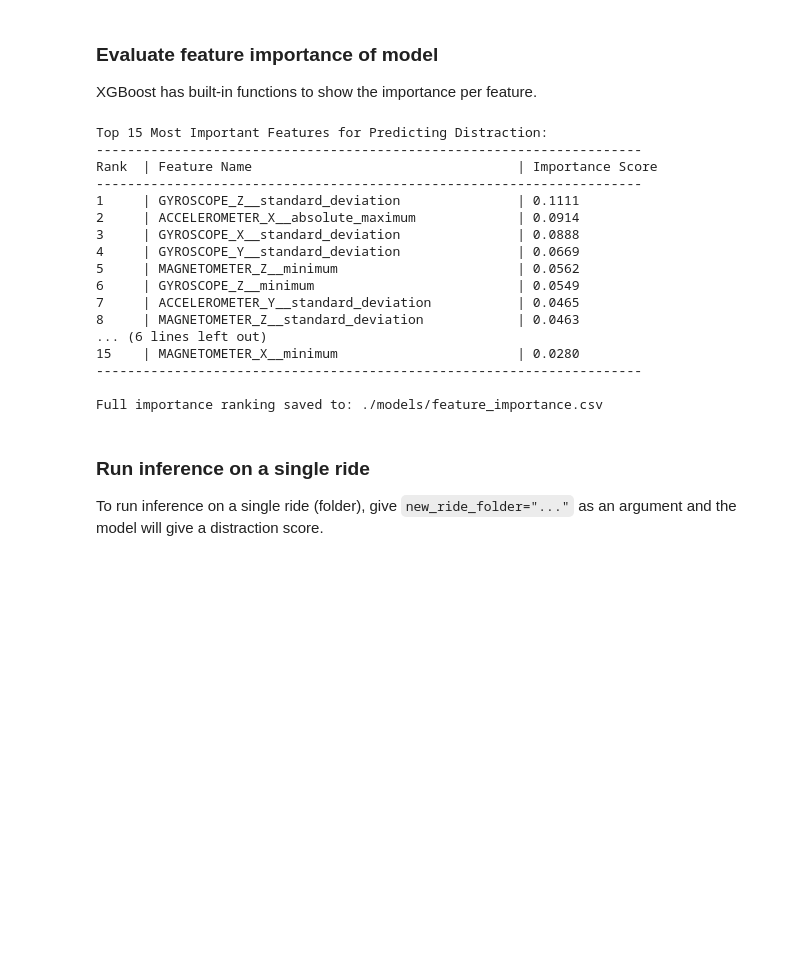
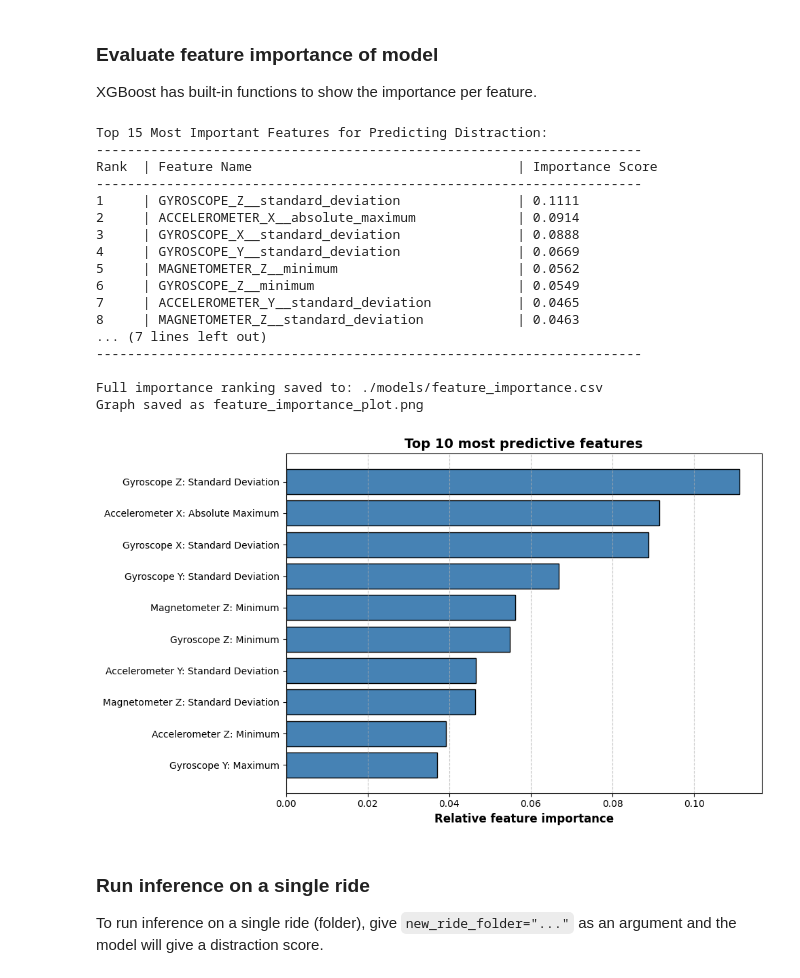
Before and after one commit to Kolcenter/Pervasive-computing-project, a Jupyter notebook: main.ipynb, the cells around one changed output. Drawn from its saved outputs; the diff is of its cells as text; code cells hidden in the pictures; blank space fills up the shorter version.

Commit message:
Feature importance graph + tree visualization

```diff
--- a/main.ipynb
+++ b/main.ipynb
@@ -70,24 +67,26 @@ Trained model saved to: ./models/model.json
 XGBoost has built-in functions to show the importance per feature.
 # %%
 analyze_feature_importance()
+plot_feature_importance()
 # %% [output]
 Top 15 Most Important Features for Predicting Distraction:
 ----------------------------------------------------------------------
 Rank  | Feature Name                                  | Importance Score
 ----------------------------------------------------------------------
 1     | GYROSCOPE_Z__standard_deviation               | 0.1111
 2     | ACCELEROMETER_X__absolute_maximum             | 0.0914
 3     | GYROSCOPE_X__standard_deviation               | 0.0888
 4     | GYROSCOPE_Y__standard_deviation               | 0.0669
 5     | MAGNETOMETER_Z__minimum                       | 0.0562
 6     | GYROSCOPE_Z__minimum                          | 0.0549
 7     | ACCELEROMETER_Y__standard_deviation           | 0.0465
 8     | MAGNETOMETER_Z__standard_deviation            | 0.0463
-... (6 lines left out)
-15    | MAGNETOMETER_X__minimum                       | 0.0280
+... (7 lines left out)
 ----------------------------------------------------------------------
 
 Full importance ranking saved to: ./models/feature_importance.csv
+Graph saved as feature_importance_plot.png
+[figure, added]
 # %% [markdown]
 ### Run inference on a single ride
 To run inference on a single ride (folder), give `new_ride_folder="..."` as an argument and the model will give a distraction score.
```
Also changed, not shown: parts of 6 cells of this notebook, 8 other files.
